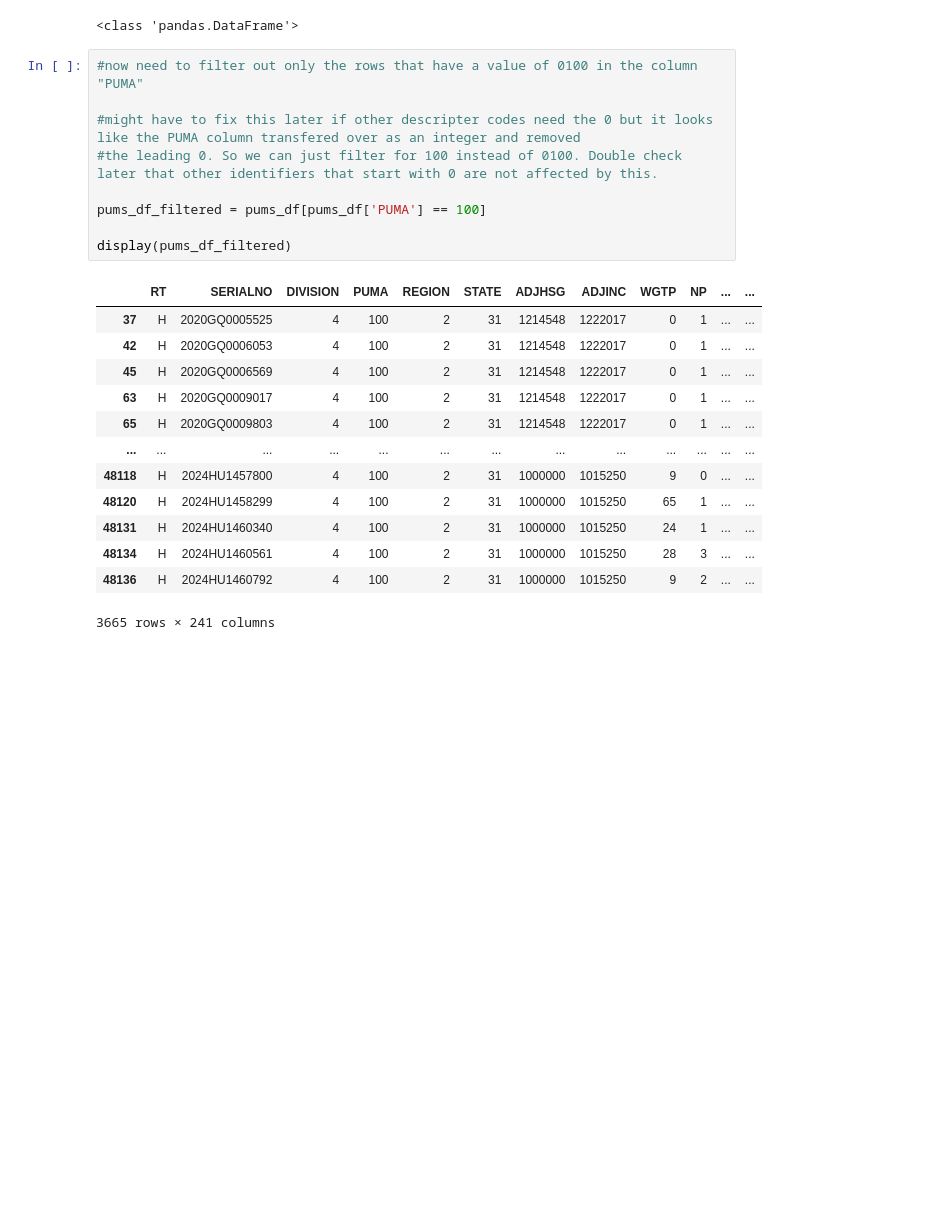
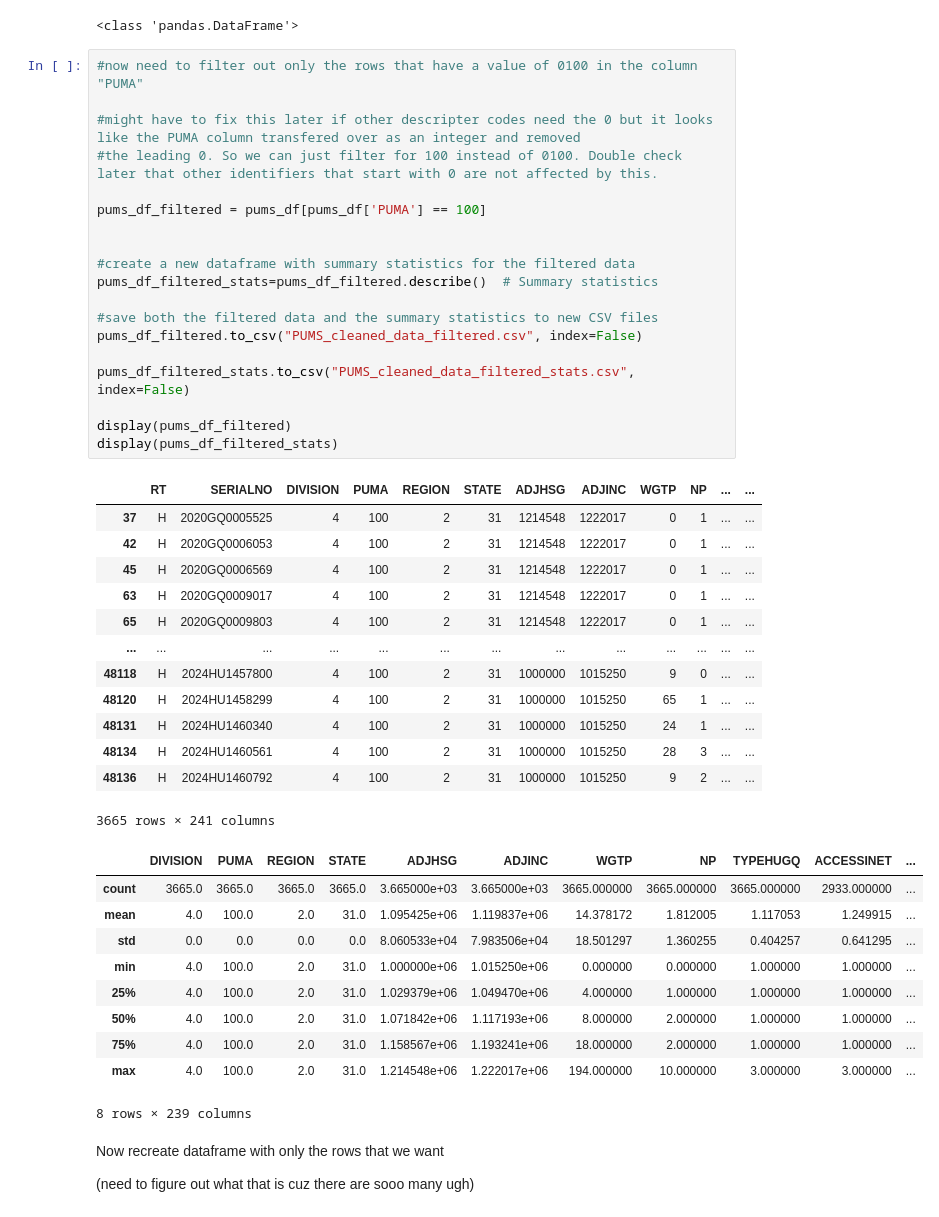
Before and after one commit to sck2189985/sand-canyon-project, a Jupyter notebook: Cleaned PUMS data-Jup.ipynb, the cells around one changed output. Cells and saved outputs as stored; diff of their text form; blank space fills up the shorter version.

Commit message:
clean 3

```diff
--- a/Cleaned PUMS data-Jup.ipynb
+++ b/Cleaned PUMS data-Jup.ipynb
@@ -86,23 +86,47 @@ pums_df_stats.to_csv("PUMS_cleaned_data_stats.csv", index=False)
 # %%
 #now need to filter out only the rows that have a value of 0100 in the column "PUMA"
 
 #might have to fix this later if other descripter codes need the 0 but it looks like the PUMA column transfered over as an integer and removed
 #the leading 0. So we can just filter for 100 instead of 0100. Double check later that other identifiers that start with 0 are not affected by this.
 
 pums_df_filtered = pums_df[pums_df['PUMA'] == 100]
 
+
+#create a new dataframe with summary statistics for the filtered data
+pums_df_filtered_stats=pums_df_filtered.describe()  # Summary statistics
+
+#save both the filtered data and the summary statistics to new CSV files
+pums_df_filtered.to_csv("PUMS_cleaned_data_filtered.csv", index=False)
+
+pums_df_filtered_stats.to_csv("PUMS_cleaned_data_filtered_stats.csv", index=False)
+
 display(pums_df_filtered)
+display(pums_df_filtered_stats)
 # %% [output]
 |  | RT | SERIALNO | DIVISION | PUMA | REGION | STATE | ADJHSG | ADJINC | WGTP | NP | ... | ... |
 | 37 | H | 2020GQ0005525 | 4 | 100 | 2 | 31 | 1214548 | 1222017 | 0 | 1 | ... | ... |
 | 42 | H | 2020GQ0006053 | 4 | 100 | 2 | 31 | 1214548 | 1222017 | 0 | 1 | ... | ... |
 | 45 | H | 2020GQ0006569 | 4 | 100 | 2 | 31 | 1214548 | 1222017 | 0 | 1 | ... | ... |
 | 63 | H | 2020GQ0009017 | 4 | 100 | 2 | 31 | 1214548 | 1222017 | 0 | 1 | ... | ... |
 | 65 | H | 2020GQ0009803 | 4 | 100 | 2 | 31 | 1214548 | 1222017 | 0 | 1 | ... | ... |
 | ... | ... | ... | ... | ... | ... | ... | ... | ... | ... | ... | ... | ... |
 | 48118 | H | 2024HU1457800 | 4 | 100 | 2 | 31 | 1000000 | 1015250 | 9 | 0 | ... | ... |
 | 48120 | H | 2024HU1458299 | 4 | 100 | 2 | 31 | 1000000 | 1015250 | 65 | 1 | ... | ... |
 | 48131 | H | 2024HU1460340 | 4 | 100 | 2 | 31 | 1000000 | 1015250 | 24 | 1 | ... | ... |
 | 48134 | H | 2024HU1460561 | 4 | 100 | 2 | 31 | 1000000 | 1015250 | 28 | 3 | ... | ... |
 | 48136 | H | 2024HU1460792 | 4 | 100 | 2 | 31 | 1000000 | 1015250 | 9 | 2 | ... | ... |
 3665 rows × 241 columns
+|  | DIVISION | PUMA | REGION | STATE | ADJHSG | ADJINC | WGTP | NP | TYPEHUGQ | ACCESSINET | ... |
+| count | 3665.0 | 3665.0 | 3665.0 | 3665.0 | 3.665000e+03 | 3.665000e+03 | 3665.000000 | 3665.000000 | 3665.000000 | 2933.000000 | ... |
+| mean | 4.0 | 100.0 | 2.0 | 31.0 | 1.095425e+06 | 1.119837e+06 | 14.378172 | 1.812005 | 1.117053 | 1.249915 | ... |
+| std | 0.0 | 0.0 | 0.0 | 0.0 | 8.060533e+04 | 7.983506e+04 | 18.501297 | 1.360255 | 0.404257 | 0.641295 | ... |
+| min | 4.0 | 100.0 | 2.0 | 31.0 | 1.000000e+06 | 1.015250e+06 | 0.000000 | 0.000000 | 1.000000 | 1.000000 | ... |
+| 25% | 4.0 | 100.0 | 2.0 | 31.0 | 1.029379e+06 | 1.049470e+06 | 4.000000 | 1.000000 | 1.000000 | 1.000000 | ... |
+| 50% | 4.0 | 100.0 | 2.0 | 31.0 | 1.071842e+06 | 1.117193e+06 | 8.000000 | 2.000000 | 1.000000 | 1.000000 | ... |
+| 75% | 4.0 | 100.0 | 2.0 | 31.0 | 1.158567e+06 | 1.193241e+06 | 18.000000 | 2.000000 | 1.000000 | 1.000000 | ... |
+| max | 4.0 | 100.0 | 2.0 | 31.0 | 1.214548e+06 | 1.222017e+06 | 194.000000 | 10.000000 | 3.000000 | 3.000000 | ... |
+8 rows × 239 columns
+# %% [markdown]
+Now recreate dataframe with only the rows that we want
+
+(need to figure out what that is cuz there are sooo many ugh)
```
Also changed, not shown: parts of 3 cells of this notebook, 2 other files.
